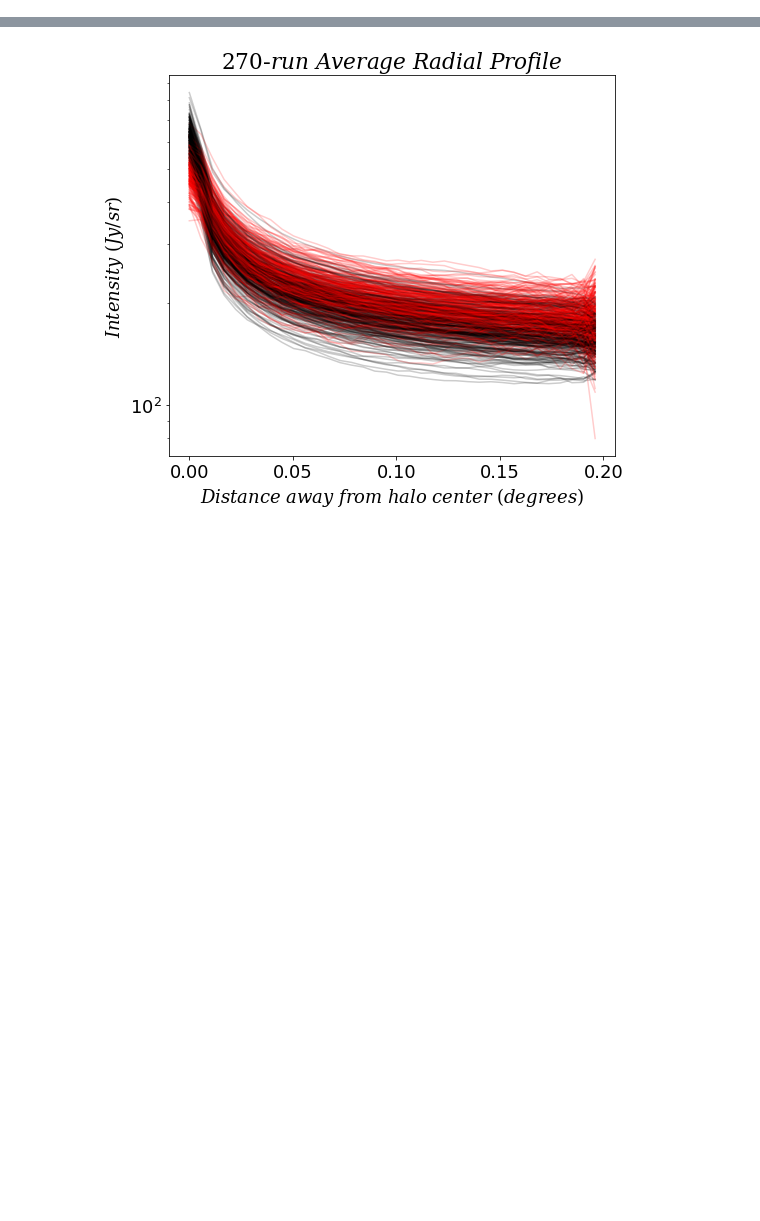
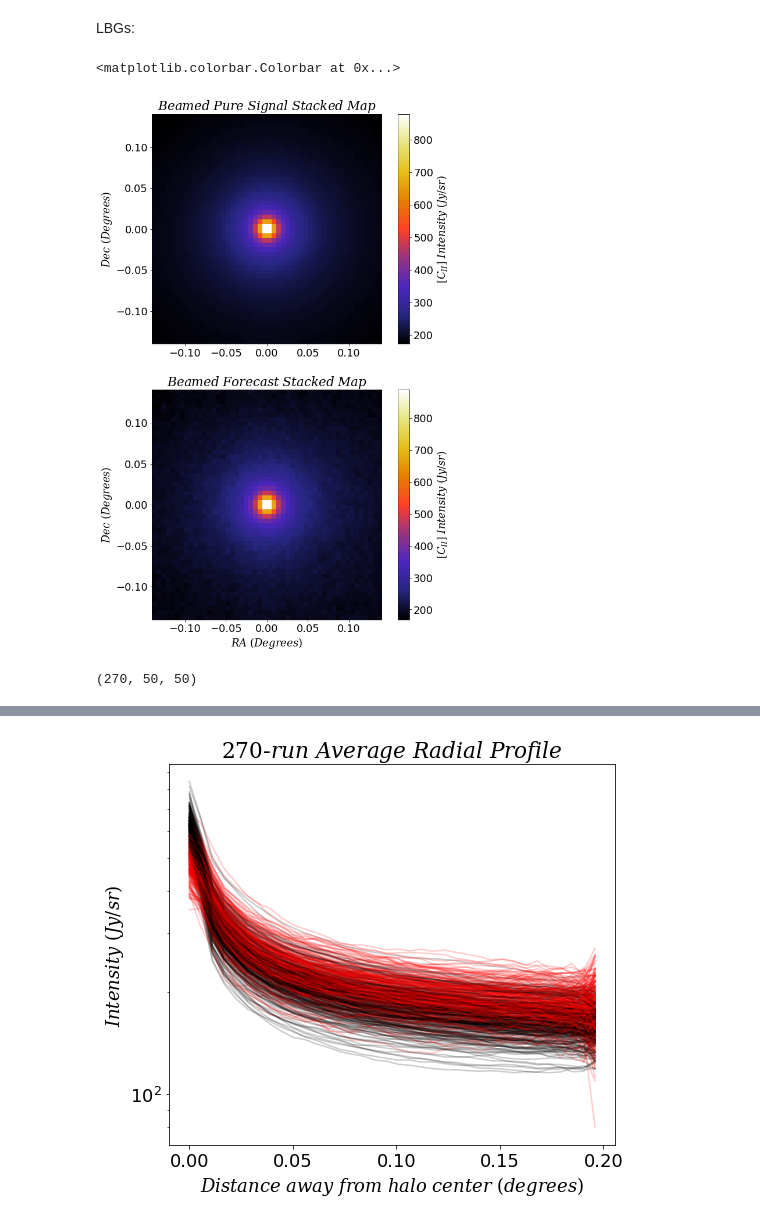
Before and after one commit to PatrickHorlaville/CITA_LIM, a Jupyter notebook: Many_stacks.ipynb, the cells around one changed output, grey strips where cells are left out. Drawn from its saved outputs; the diff is of its cells as text; code cells hidden in the pictures; blank space fills up the shorter version.

```diff
--- a/Many_stacks.ipynb
+++ b/Many_stacks.ipynb
@@ -56,0 +104,25 @@ plt.show()
+# %% [markdown]
+LBGs:
+# %%
+fig , axes = plt.subplots(nrows = 2, ncols = 1, figsize = (10, 16))
+
+plt.subplot(211)
+plt.imshow(gaussian_filter(sig_avg_LBGs, beam_res), cmap = 'CMRmap', extent = [-stack_dim/2, stack_dim/2, -stack_dim/2, stack_dim/2])
+plt.title(r'$Beamed\ Pure\ Signal\ Stacked\ Map$')
+plt.ylabel(r'$Dec\ (Degrees)$')
+plt.colorbar(label = r'$[C_{II}]\ Intensity\ (Jy/sr)$')
+
+
+plt.subplot(212)
+plt.imshow(for_tobs40kh_avg_LBGs, cmap = 'CMRmap', extent = [-stack_dim/2, stack_dim/2, -stack_dim/2, stack_dim/2])
+plt.title(r'$Beamed\ Forecast\ Stacked\ Map$')
+plt.xlabel(r'$RA\ (Degrees)$')
+plt.ylabel(r'$Dec\ (Degrees)$')
+plt.colorbar(label = r'$[C_{II}]\ Intensity\ (Jy/sr)$')
+# %% [output]
+<matplotlib.colorbar.Colorbar at 0x...>
+[figure, added]
+# %%
+np.shape(sig_LBG)
+# %% [output]
+(270, 50, 50)
```
Also changed, not shown: parts of 51 cells of this notebook, 11 other files.
